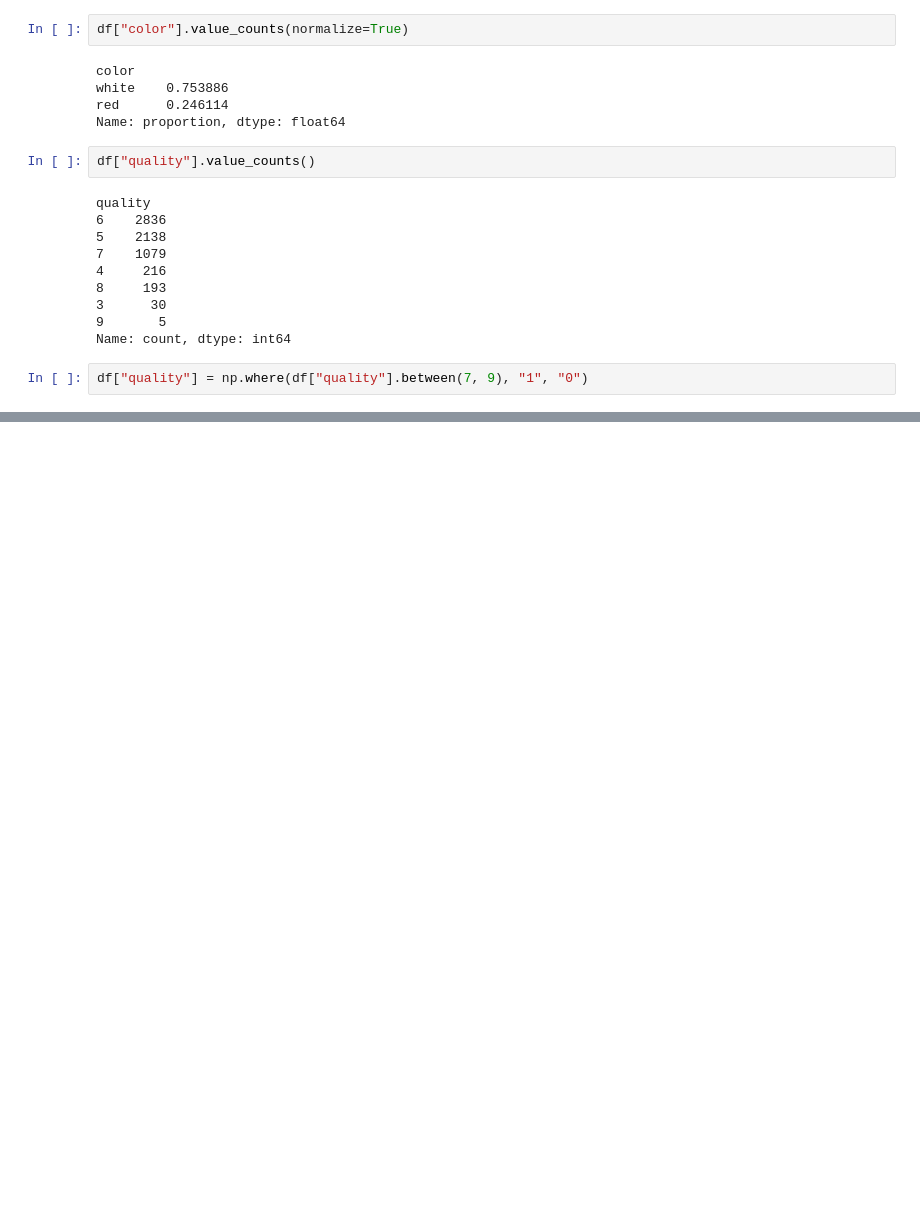
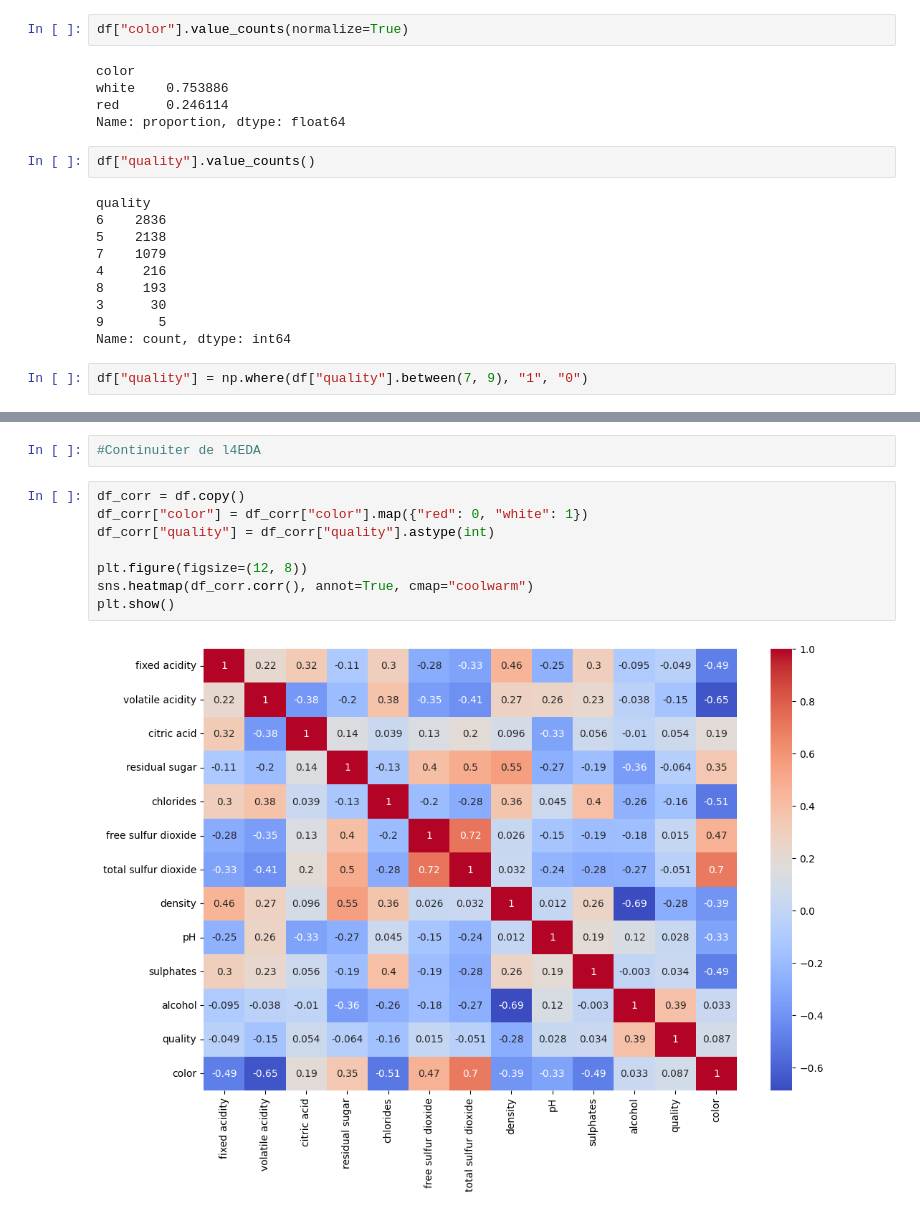
Before and after one commit to Yoann-Rabahi1/qualite_de_vin_ml_project, a Jupyter notebook: EDA.ipynb, the cells around one changed output, grey strips where cells are left out. Saved outputs shown, nothing was run; the diff lists cells and outputs as text; blank space fills up the shorter version.

```diff
--- a/EDA.ipynb
+++ b/EDA.ipynb
@@ -231,0 +232,12 @@ Text(0.5, 0, 'qualité du vin')
+# %%
+#Continuiter de l4EDA
+# %%
+df_corr = df.copy()
+df_corr["color"] = df_corr["color"].map({"red": 0, "white": 1})
+df_corr["quality"] = df_corr["quality"].astype(int)
+
+plt.figure(figsize=(12, 8))
+sns.heatmap(df_corr.corr(), annot=True, cmap="coolwarm")
+plt.show()
+# %% [output]
+[figure, added]
```
Also changed, not shown: parts of 2 cells of this notebook.
